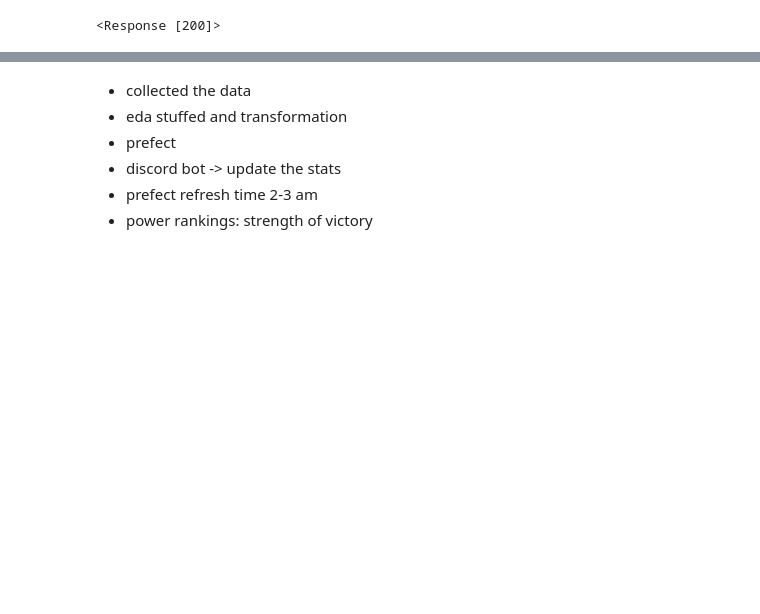
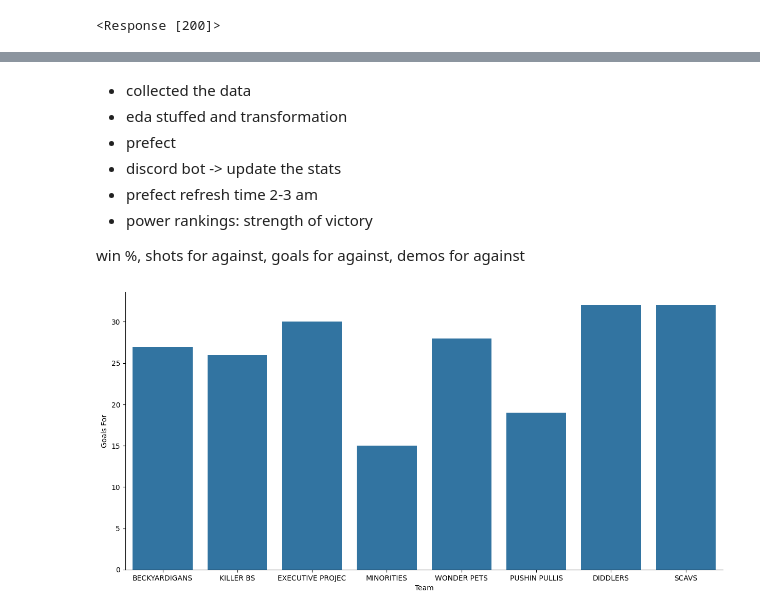
Before and after one commit to RJUNCC/blcs, a Jupyter notebook: notebooks/01_data_collection.ipynb, the cells around one changed output, grey strips where cells are left out. Drawn from its saved outputs; the diff is of its cells as text; code cells hidden in the pictures; blank space fills up the shorter version.

```diff
--- a/notebooks/01_data_collection.ipynb
+++ b/notebooks/01_data_collection.ipynb
@@ -159,0 +235,11 @@ players = pd.json_normalize(json['players'])
+# %%
+shots_for_df = df.groupby("team")["cumulative.core.shots"].sum().reset_index()
+shots_against_df = df.groupby('team')["cumulative.core.shots_against"].sum().reset_index()
+# %%
+shots_for = dict(zip(shots_for_df["team"], shots_for_df["cumulative.core.shots"]))
+shots_against = dict(zip(df["team"], df["cumulative.core.shots_against"]))
+# %%
+df_bs["Shots For"] = df_bs["Team"].map(shots_for)
+df_bs["Shots Against"] = df_bs["Team"].map(shots_against)
+# %%
+df_bs = df_bs.drop(5, axis=0)
@@ -164,3 +270,20 @@ players = pd.json_normalize(json['players'])
 - discord bot -> update the stats
 - prefect refresh time 2-3 am
 - power rankings: strength of victory
+
+win %, shots for against, goals for against, demos for against
+# %%
+import seaborn as sns
+import matplotlib.pyplot as plt
+
+plt.figure(figsize=(15, 7))
+sns.barplot(
+    data=df_bs,
+    x="Team",
+    y="Goals For"
+)
+plt.savefig("../images/goals_for_vs_team.png")
+sns.despine(right=True)
+plt.show()
+# %% [output]
+[figure, added]
```
Also changed, not shown: parts of 16 cells of this notebook, 8 other files.
